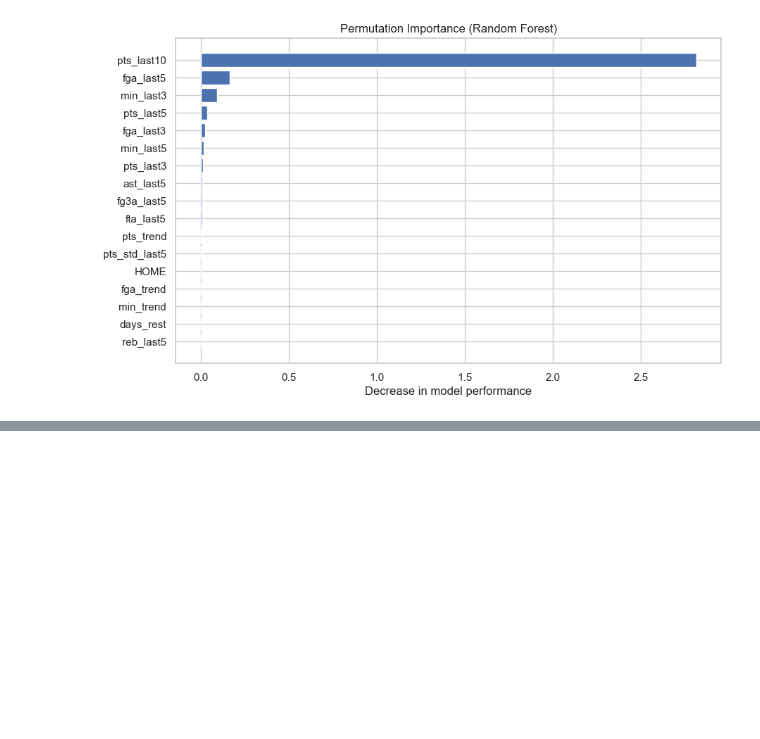
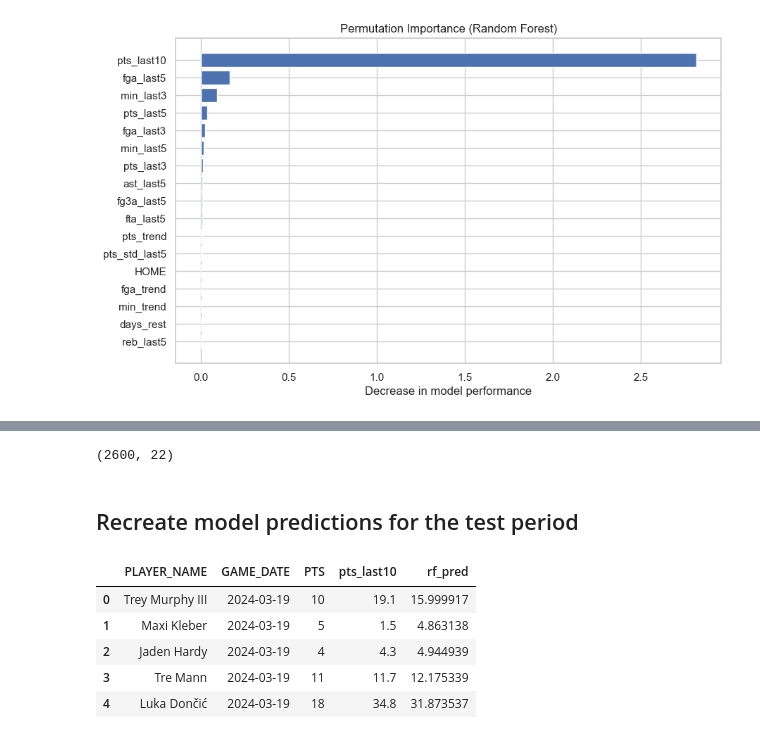
Before and after one commit to Zdanekk/nba-player-props-model, a Jupyter notebook: notebooks/04_model_evaluation.ipynb, the cells around one changed output, grey strips where cells are left out. Saved outputs shown, nothing was run; the diff lists cells and outputs as text; code cells hidden in the pictures; blank space fills up the shorter version.

```diff
--- a/notebooks/04_model_evaluation.ipynb
+++ b/notebooks/04_model_evaluation.ipynb
@@ -355,0 +356,28 @@ Main takeaways from this evaluation:
+# %%
+full_df = pd.read_csv("../data/processed/nba_players_model_dataset.csv")
+full_df["GAME_DATE"] = pd.to_datetime(full_df["GAME_DATE"])
+full_df = full_df.sort_values("GAME_DATE").reset_index(drop=True)
+
+split_date = full_df["GAME_DATE"].quantile(0.8)
+test_backtest_df = full_df[full_df["GAME_DATE"] > split_date].copy().reset_index(drop=True)
+
+test_backtest_df.shape
+# %% [output]
+(2600, 22)
+# %% [markdown]
+## Recreate model predictions for the test period
+# %%
+X_backtest = test_backtest_df[feature_columns]
+
+with open("../models/random_forest.pkl", "rb") as f:
+    rf_model = pickle.load(f)
+
+test_backtest_df["rf_pred"] = rf_model.predict(X_backtest)
+test_backtest_df[["PLAYER_NAME", "GAME_DATE", "PTS", "pts_last10", "rf_pred"]].head()
+# %% [output]
+|  | PLAYER_NAME | GAME_DATE | PTS | pts_last10 | rf_pred |
+| 0 | Trey Murphy III | 2024-03-19 | 10 | 19.1 | 15.999917 |
+| 1 | Maxi Kleber | 2024-03-19 | 5 | 1.5 | 4.863138 |
+| 2 | Jaden Hardy | 2024-03-19 | 4 | 4.3 | 4.944939 |
+| 3 | Tre Mann | 2024-03-19 | 11 | 11.7 | 12.175339 |
+| 4 | Luka Dončić | 2024-03-19 | 18 | 34.8 | 31.873537 |
```
Also changed, not shown: parts of 16 cells of this notebook, 2 other files.
